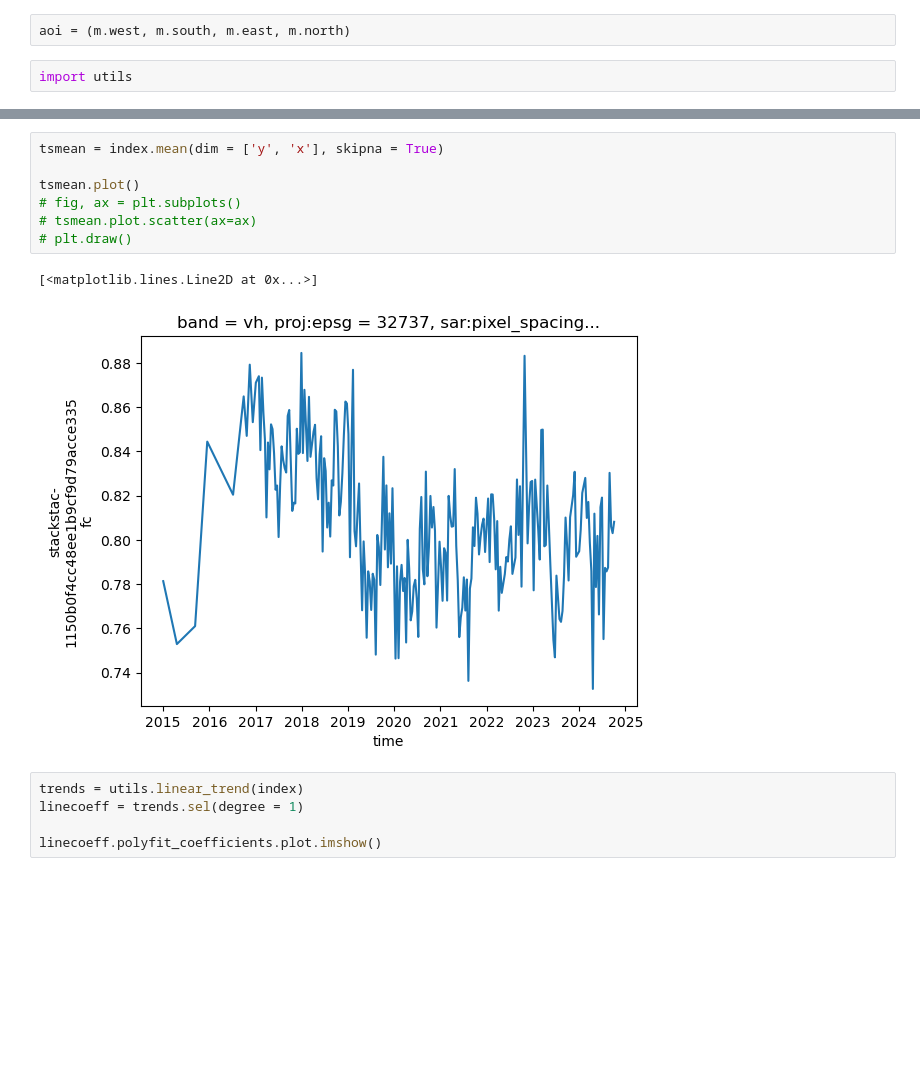
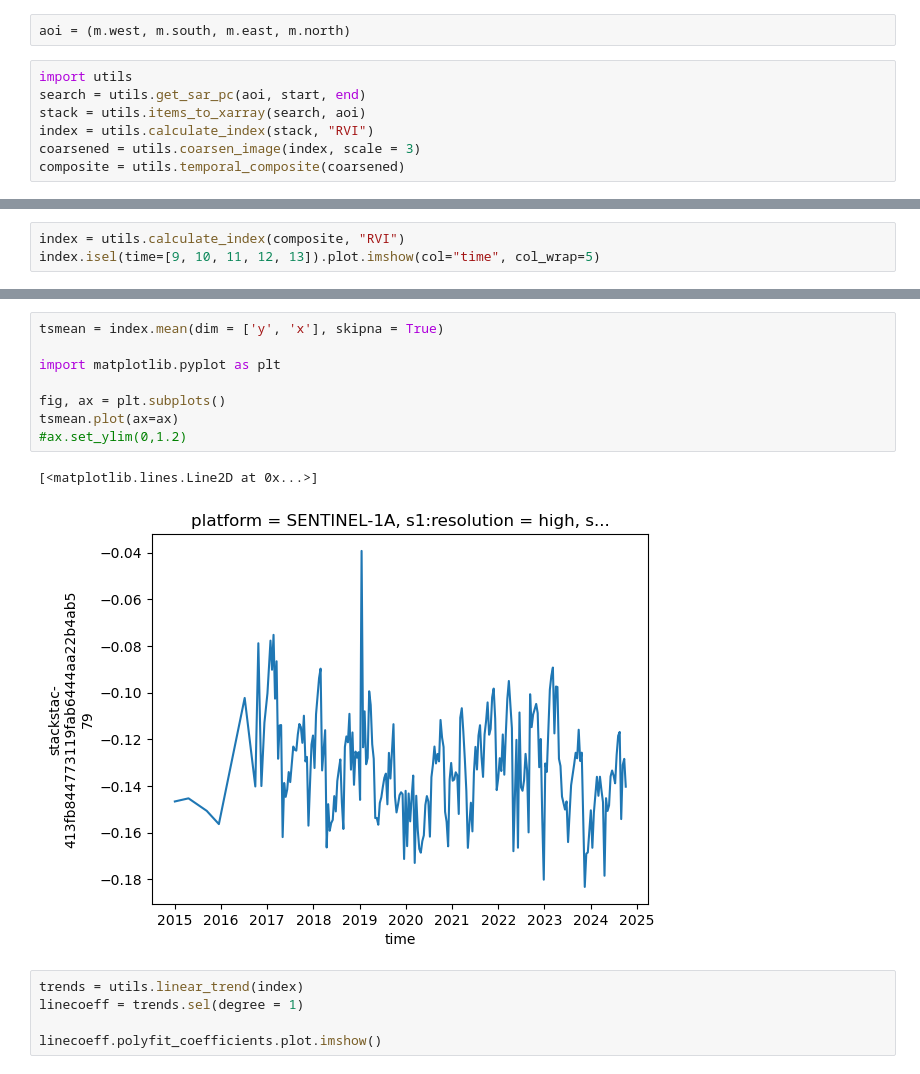
Before and after one commit to adlai-nelson/geog313-final-project, a Jupyter notebook: analysis.ipynb, the cells around one changed output, grey strips where cells are left out. Saved outputs shown, nothing was run; the diff lists cells and outputs as text; blank space fills up the shorter version.

```diff
--- a/analysis.ipynb
+++ b/analysis.ipynb
@@ -63,3 +39,8 @@ Map(center=[-5.0467299, 38.7375924], controls=(ZoomControl(options=['position',
 aoi = (m.west, m.south, m.east, m.north)
 # %%
 import utils
+search = utils.get_sar_pc(aoi, start, end)
+stack = utils.items_to_xarray(search, aoi)
+index = utils.calculate_index(stack, "RVI")
+coarsened = utils.coarsen_image(index, scale = 3)
+composite = utils.temporal_composite(coarsened)
@@ -100,0 +66,3 @@ index.isel(time=30).plot.imshow()
+# %%
+index = utils.calculate_index(composite, "RVI")
+index.isel(time=[9, 10, 11, 12, 13]).plot.imshow(col="time", col_wrap=5)
@@ -101,13 +130,14 @@ index.isel(time=30).plot.imshow()
 # %%
 tsmean = index.mean(dim = ['y', 'x'], skipna = True)
 
-tsmean.plot()
-# fig, ax = plt.subplots()
-# tsmean.plot.scatter(ax=ax)
-# plt.draw()
+import matplotlib.pyplot as plt
+
+fig, ax = plt.subplots()
+tsmean.plot(ax=ax)
+#ax.set_ylim(0,1.2)
 # %% [output]
 [<matplotlib.lines.Line2D at 0x...>]
-[figure, old version]
+[figure, new version]
 # %%
 trends = utils.linear_trend(index)
 linecoeff = trends.sel(degree = 1)
```
Also changed, not shown: parts of 17 cells of this notebook, 1 other file.
